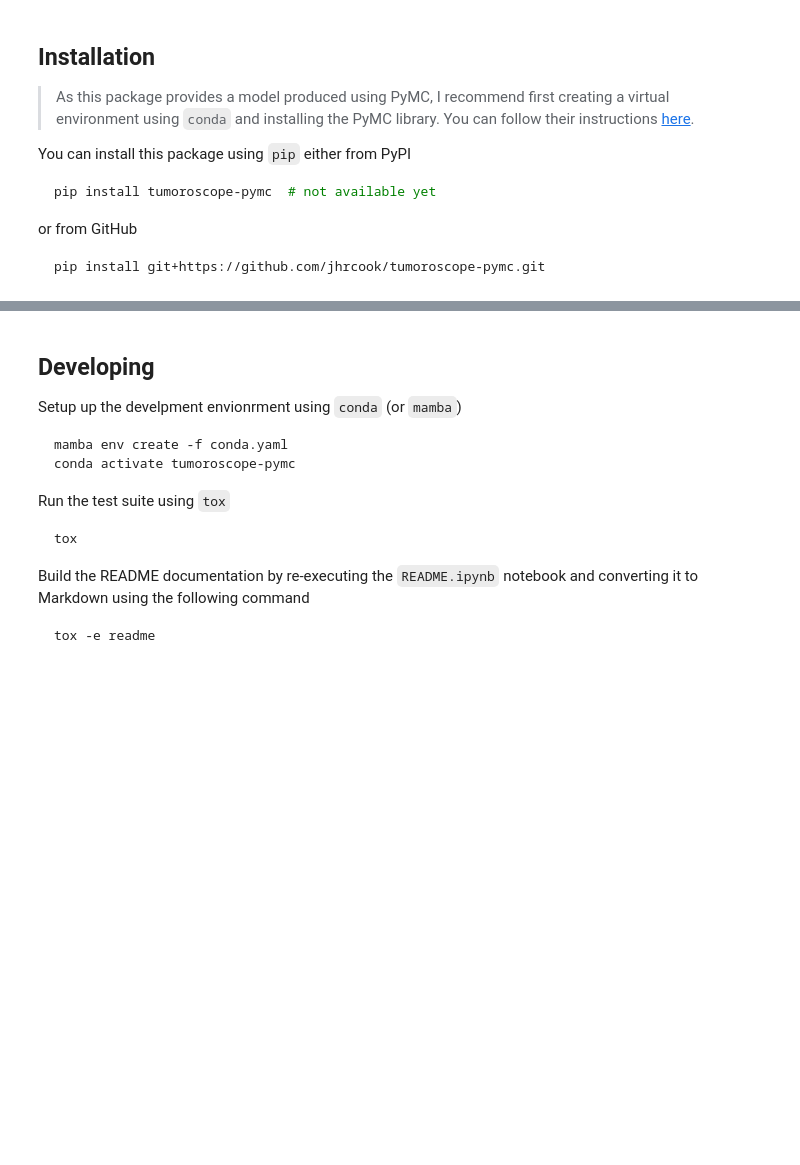
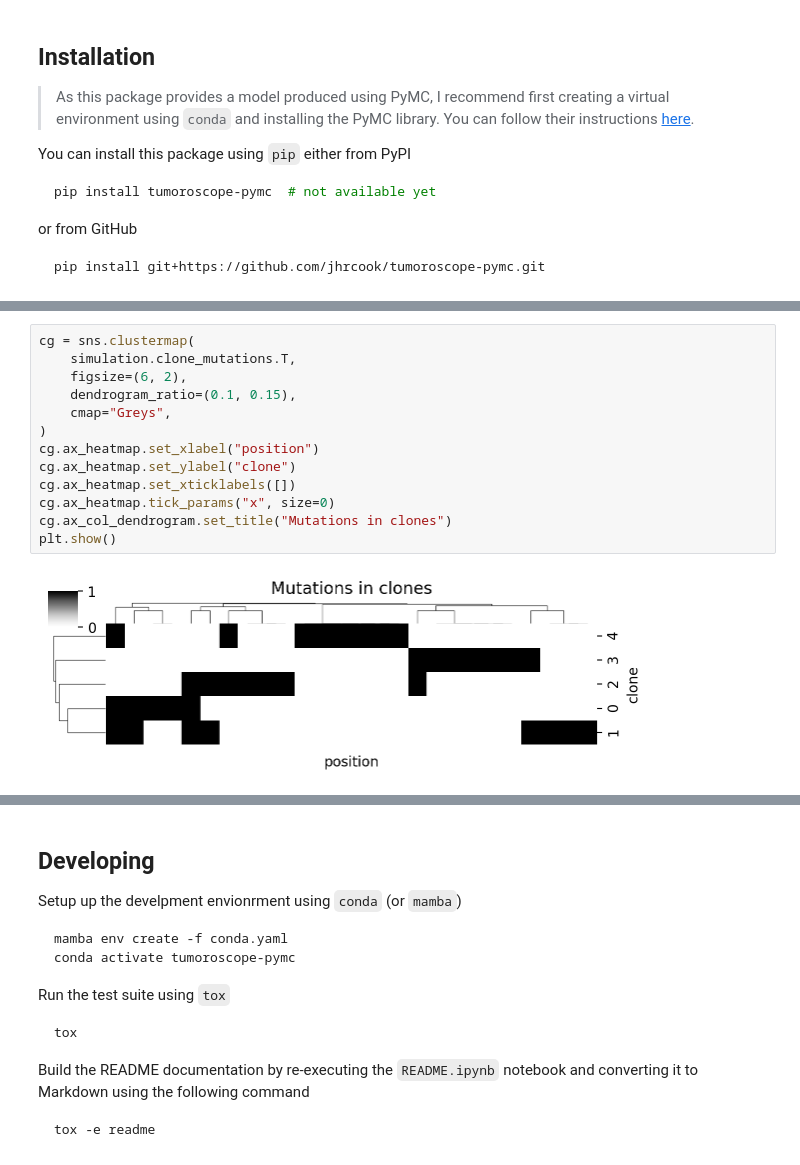
Before and after one commit to jhrcook/tumoroscope-pymc, a Jupyter notebook: README.ipynb, the cells around one changed output, grey strips where cells are left out. Cells and saved outputs as stored; diff of their text form; blank space fills up the shorter version.

```diff
--- a/README.ipynb
+++ b/README.ipynb
@@ -54,0 +116,15 @@ pm.model_to_graphviz(model)
+# %%
+cg = sns.clustermap(
+    simulation.clone_mutations.T,
+    figsize=(6, 2),
+    dendrogram_ratio=(0.1, 0.15),
+    cmap="Greys",
+)
+cg.ax_heatmap.set_xlabel("position")
+cg.ax_heatmap.set_ylabel("clone")
+cg.ax_heatmap.set_xticklabels([])
+cg.ax_heatmap.tick_params("x", size=0)
+cg.ax_col_dendrogram.set_title("Mutations in clones")
+plt.show()
+# %% [output]
+[figure, added]
```
Also changed, not shown: parts of 16 cells of this notebook, 10 other files.
